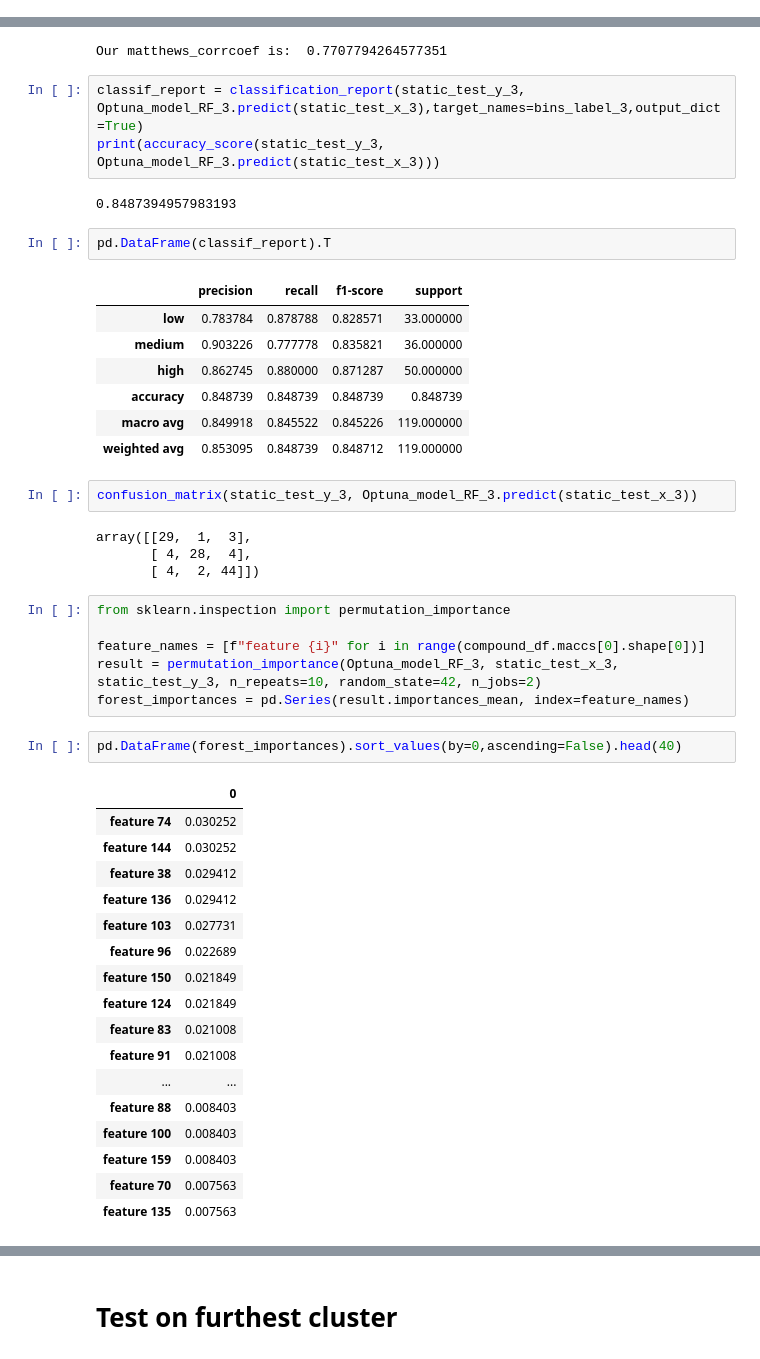
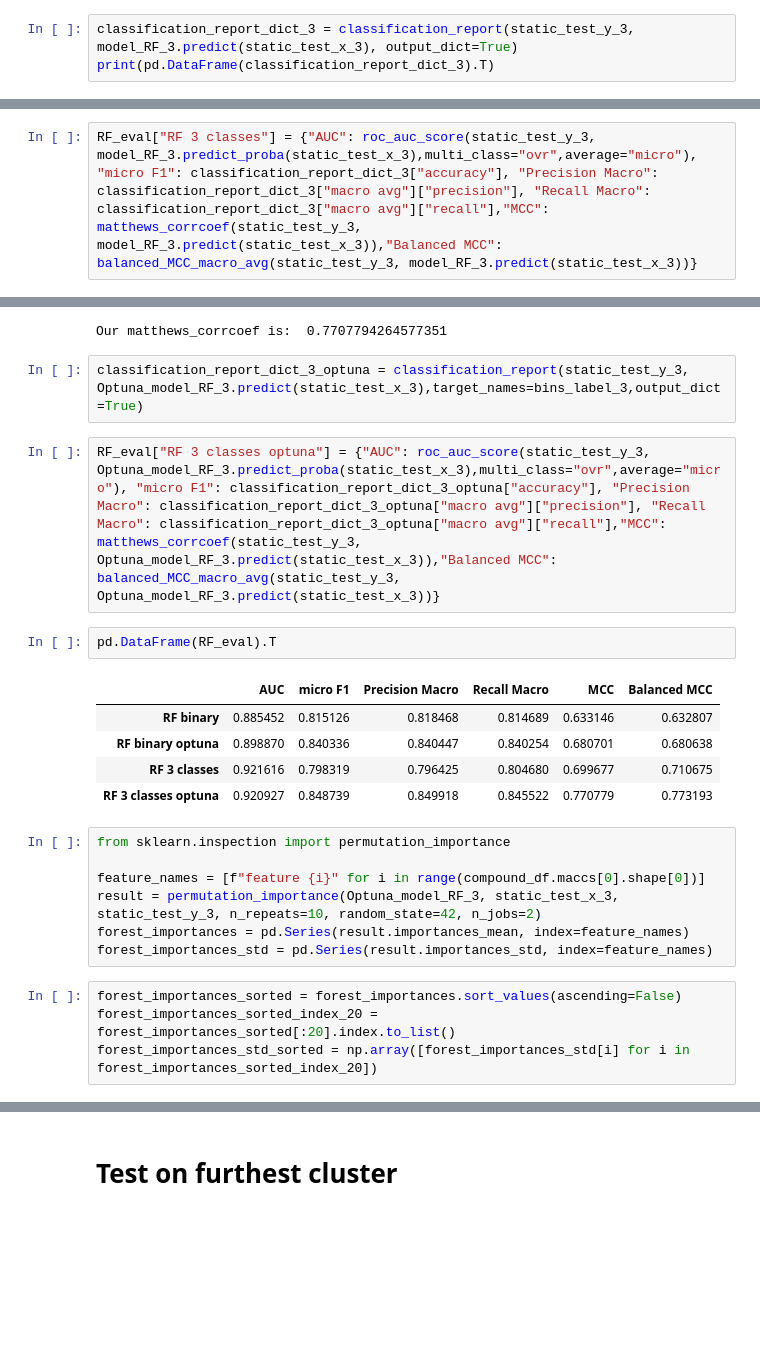
Before and after one commit to ASarriJackson/SummerProject, a Jupyter notebook: Classifiers/Classification_Random_Forrest.ipynb, the cells around one changed output, grey strips where cells are left out. Drawn from its saved outputs; the diff is of its cells as text; blank space fills up the shorter version.

Commit message:
assess for overfitting and added table for RF classifier

```diff
--- a/Classifiers/Classification_Random_Forrest.ipynb
+++ b/Classifiers/Classification_Random_Forrest.ipynb
@@ -167,3 +195,6 @@ f1_score_RF_3 = f1_score(static_test_y_3,y_pred_RF_3,average="macro")
 print("F1 score using macro average is:",f1_score_RF_3)
 # %% [output]
 F1 score using macro average is: 0.7966277147673524
+# %%
+classification_report_dict_3 = classification_report(static_test_y_3, model_RF_3.predict(static_test_x_3), output_dict=True)
+print(pd.DataFrame(classification_report_dict_3).T)
@@ -169,0 +209,2 @@ F1 score using macro average is: 0.7966277147673524
+# %%
+RF_eval["RF 3 classes"] = {"AUC": roc_auc_score(static_test_y_3, model_RF_3.predict_proba(static_test_x_3),multi_class="ovr",average="micro"), "micro F1": classification_report_dict_3["accuracy"], "Precision Macro": classification_report_dict_3["macro avg"]["precision"], "Recall Macro": classification_report_dict_3["macro avg"]["recall"],"MCC": matthews_corrcoef(static_test_y_3, model_RF_3.predict(static_test_x_3)),"Balanced MCC": balanced_MCC_macro_avg(static_test_y_3, model_RF_3.predict(static_test_x_3))}
@@ -194,51 +242,27 @@ print("Our matthews_corrcoef is: ", matthews_corrcoef_3)
 # %% [output]
 Our matthews_corrcoef is:  0.7707794264577351
 # %%
-classif_report = classification_report(static_test_y_3, Optuna_model_RF_3.predict(static_test_x_3),target_names=bins_label_3,output_dict=True)
-print(accuracy_score(static_test_y_3, Optuna_model_RF_3.predict(static_test_x_3)))
+classification_report_dict_3_optuna = classification_report(static_test_y_3, Optuna_model_RF_3.predict(static_test_x_3),target_names=bins_label_3,output_dict=True)
-# %% [output]
-0.8487394957983193
+# %%
+RF_eval["RF 3 classes optuna"] = {"AUC": roc_auc_score(static_test_y_3, Optuna_model_RF_3.predict_proba(static_test_x_3),multi_class="ovr",average="micro"), "micro F1": classification_report_dict_3_optuna["accuracy"], "Precision Macro": classification_report_dict_3_optuna["macro avg"]["precision"], "Recall Macro": classification_report_dict_3_optuna["macro avg"]["recall"],"MCC": matthews_corrcoef(static_test_y_3, Optuna_model_RF_3.predict(static_test_x_3)),"Balanced MCC": balanced_MCC_macro_avg(static_test_y_3, Optuna_model_RF_3.predict(static_test_x_3))}
 # %%
-pd.DataFrame(classif_report).T
+pd.DataFrame(RF_eval).T
 # %% [output]
-|  | precision | recall | f1-score | support |
-| low | 0.783784 | 0.878788 | 0.828571 | 33.000000 |
-| medium | 0.903226 | 0.777778 | 0.835821 | 36.000000 |
-| high | 0.862745 | 0.880000 | 0.871287 | 50.000000 |
-| accuracy | 0.848739 | 0.848739 | 0.848739 | 0.848739 |
-| macro avg | 0.849918 | 0.845522 | 0.845226 | 119.000000 |
-| weighted avg | 0.853095 | 0.848739 | 0.848712 | 119.000000 |
+|  | AUC | micro F1 | Precision Macro | Recall Macro | MCC | Balanced MCC |
+| RF binary | 0.885452 | 0.815126 | 0.818468 | 0.814689 | 0.633146 | 0.632807 |
+| RF binary optuna | 0.898870 | 0.840336 | 0.840447 | 0.840254 | 0.680701 | 0.680638 |
+| RF 3 classes | 0.921616 | 0.798319 | 0.796425 | 0.804680 | 0.699677 | 0.710675 |
+| RF 3 classes optuna | 0.920927 | 0.848739 | 0.849918 | 0.845522 | 0.770779 | 0.773193 |
-# %%
-confusion_matrix(static_test_y_3, Optuna_model_RF_3.predict(static_test_x_3))
-# %% [output]
-array([[29,  1,  3],
-       [ 4, 28,  4],
-       [ 4,  2, 44]])
 # %%
 from sklearn.inspection import permutation_importance
 
 feature_names = [f"feature {i}" for i in range(compound_df.maccs[0].shape[0])]
 result = permutation_importance(Optuna_model_RF_3, static_test_x_3, static_test_y_3, n_repeats=10, random_state=42, n_jobs=2)
 forest_importances = pd.Series(result.importances_mean, index=feature_names)
+forest_importances_std = pd.Series(result.importances_std, index=feature_names)
-# %%
-pd.DataFrame(forest_importances).sort_values(by=0,ascending=False).head(40)
-# %% [output]
-|  | 0 |
-| feature 74 | 0.030252 |
-| feature 144 | 0.030252 |
-| feature 38 | 0.029412 |
-| feature 136 | 0.029412 |
-| feature 103 | 0.027731 |
-| feature 96 | 0.022689 |
-| feature 150 | 0.021849 |
-| feature 124 | 0.021849 |
-| feature 83 | 0.021008 |
-| feature 91 | 0.021008 |
-| ... | ... |
-| feature 88 | 0.008403 |
-| feature 100 | 0.008403 |
-| feature 159 | 0.008403 |
-| feature 70 | 0.007563 |
-| feature 135 | 0.007563 |
+# %%
+forest_importances_sorted = forest_importances.sort_values(ascending=False)
+forest_importances_sorted_index_20 = forest_importances_sorted[:20].index.to_list()
+forest_importances_std_sorted = np.array([forest_importances_std[i] for i in forest_importances_sorted_index_20])
 # %%
 fig, ax = plt.subplots()
```
Also changed, not shown: parts of 23 cells of this notebook, 10 other files.
